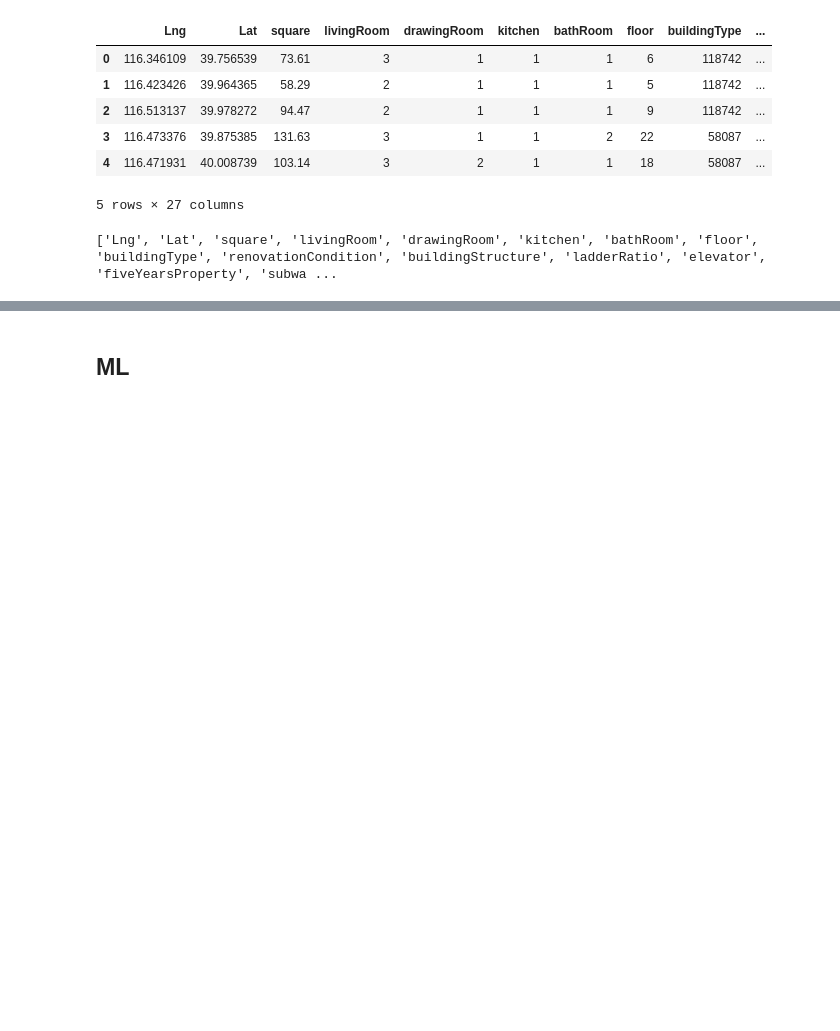
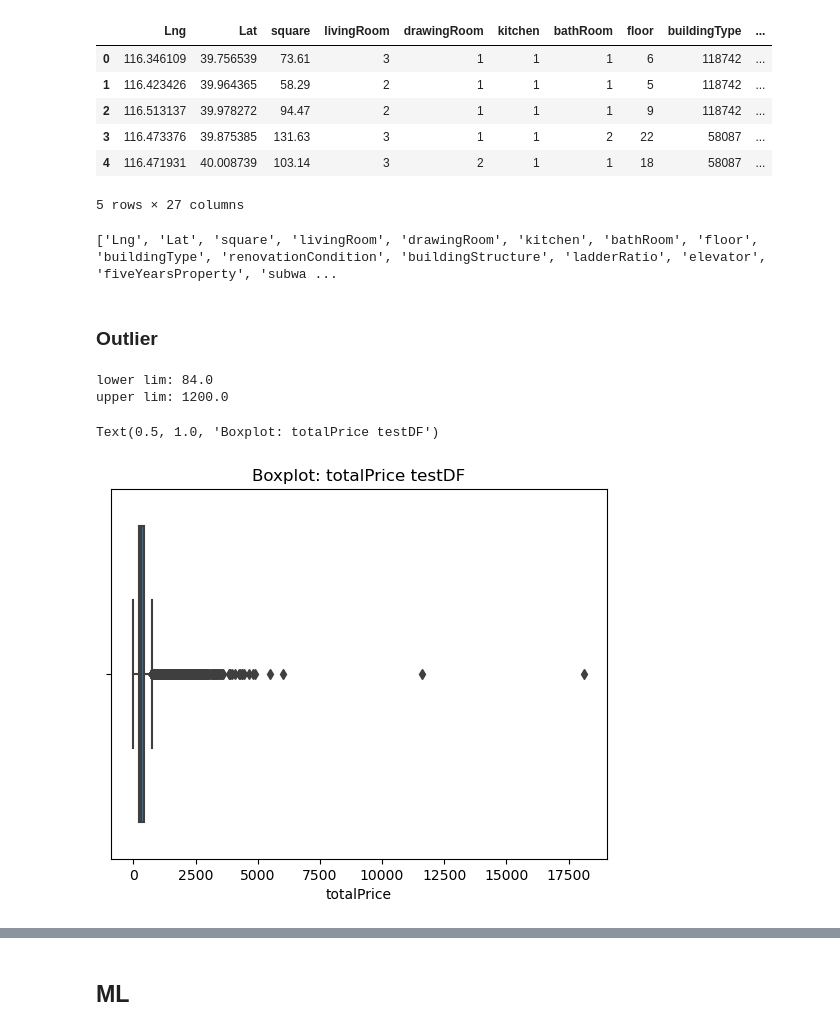
Before and after one commit to fhgr-cds-archive-class-2021/fhgr-3-s-ml-project-group-2, a Jupyter notebook: leandro/regression_modelling_and_interpretation.ipynb, the cells around one changed output, grey strips where cells are left out. Saved outputs shown, nothing was run; the diff lists cells and outputs as text; code cells hidden in the pictures; blank space fills up the shorter version.

```diff
--- a/leandro/regression_modelling_and_interpretation.ipynb
+++ b/leandro/regression_modelling_and_interpretation.ipynb
@@ -38,3 +40,17 @@ columns = trainDF.columns.to_list()
 print(columns)
 # %% [output]
 ['Lng', 'Lat', 'square', 'livingRoom', 'drawingRoom', 'kitchen', 'bathRoom', 'floor', 'buildingType', 'renovationCondition', 'buildingStructure', 'ladderRatio', 'elevator', 'fiveYearsProperty', 'subwa ...
+# %% [markdown]
+### Outlier
+# %%
+print("lower lim:", trainDF["totalPrice"].quantile(0.01))
+print("upper lim:", trainDF["totalPrice"].quantile(0.99))
+# %% [output]
+lower lim: 84.0
+upper lim: 1200.0
+# %%
+sns.boxplot(x=trainDF["totalPrice"])
+plt.title("Boxplot: totalPrice testDF")
+# %% [output]
+Text(0.5, 1.0, 'Boxplot: totalPrice testDF')
+[figure, added]
```
Also changed, not shown: parts of 9 cells of this notebook.
